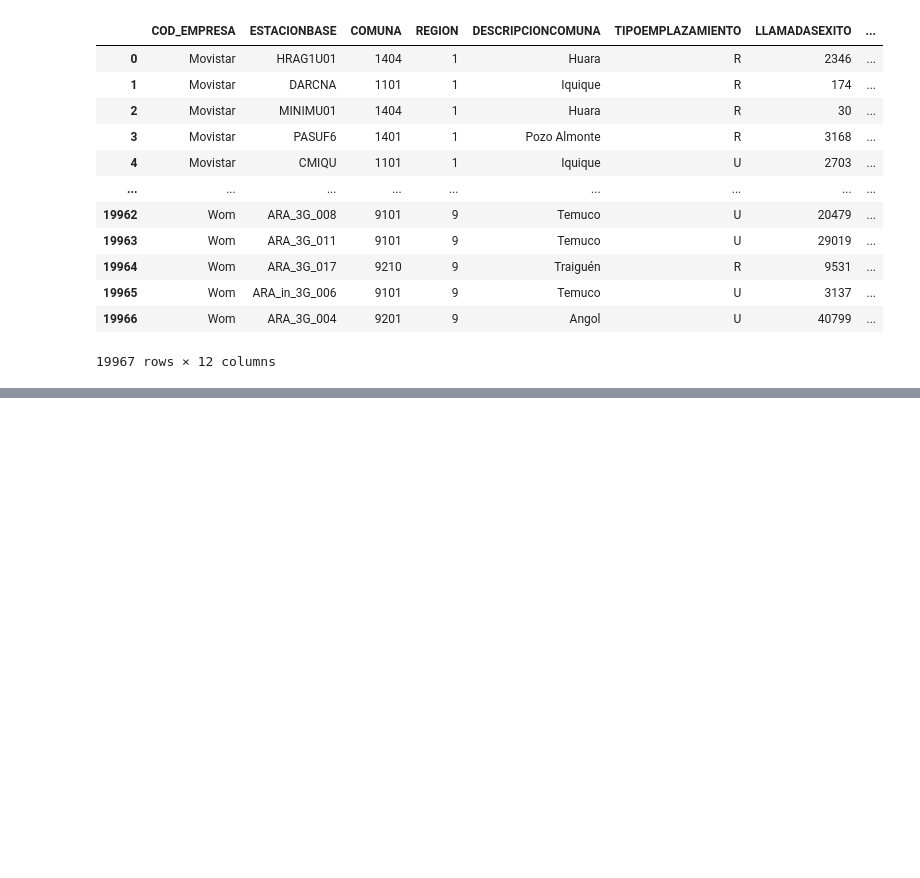
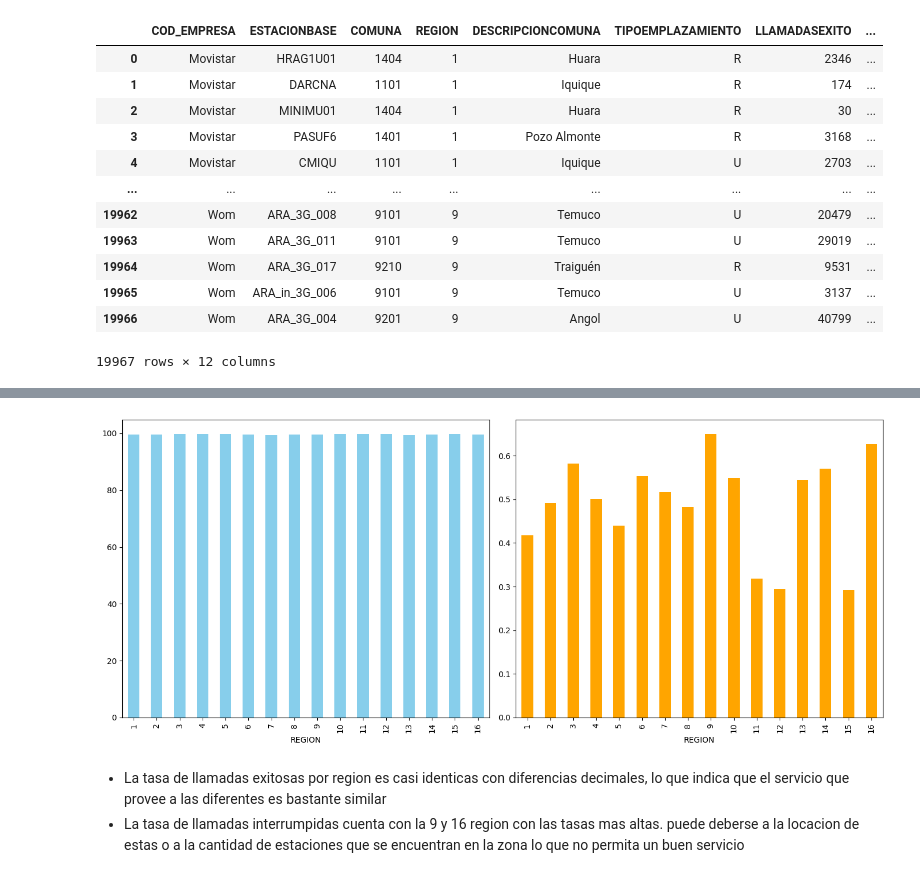
Before and after one commit to Branlut/Calidad-red-movil-chile, a Jupyter notebook: analisis_calidad_red_movil.ipynb, the cells around one changed output, grey strips where cells are left out. Cells and saved outputs as stored; diff of their text form; code cells hidden in the pictures; blank space fills up the shorter version.

```diff
--- a/analisis_calidad_red_movil.ipynb
+++ b/analisis_calidad_red_movil.ipynb
@@ -193,0 +159,10 @@ df_llamada_interrumpida
+# %%
+def filtros(filtro):
+    df_filtro=df_red.groupby([filtro]).agg(
+    total_llamadas=("INTENTOLLAMADA", "sum"),
+    llamadas_exito=("LLAMADASEXITO", "sum"),
+    llamadas_interrup=("LLAMADAINTERRUP", "sum"),
+    tiempo_interrup=("TIEMPOINTERRUP", "sum"),
+    promedio_PEE=("PEE", "mean"),
+    promedio_PFE=("PFE", "mean"))
+    return df_filtro
@@ -193,0 +191,11 @@ df_llamada_interrumpida
+# %%
+empresa_rendimiento_region = filtros('REGION')
+
+
+empresa_rendimiento_region["tasa_exito"] = (
+    empresa_rendimiento_region["llamadas_exito"] / empresa_rendimiento_region["total_llamadas"]
+) * 100
+empresa_rendimiento_region["tasa_interrup"] = (
+    empresa_rendimiento_region["llamadas_interrup"] / empresa_rendimiento_region["total_llamadas"]
+) * 100
+empresa_rendimiento_region
@@ -193,0 +221,13 @@ df_llamada_interrumpida
+# %%
+fig,axes=plt.subplots(1,2,figsize=(14, 6))
+
+
+empresa_rendimiento_region['tasa_exito'].plot(kind='bar',ax=axes[0],color='skyblue')
+empresa_rendimiento_region['tasa_interrup'].plot(kind='bar',ax=axes[1],color='orange')
+plt.tight_layout()
+plt.show()
+# %% [output]
+[figure, added]
+# %% [markdown]
+- La tasa de llamadas exitosas por region es casi identicas con diferencias decimales, lo que indica que el servicio que provee a las diferentes es bastante similar
+- La tasa de llamadas interrumpidas cuenta con la 9 y 16 region con las tasas mas altas. puede deberse a la locacion de estas o a la cantidad de estaciones que se encuentran en la zona lo que no permita un buen servicio
```
Also changed, not shown: parts of 26 cells of this notebook.
